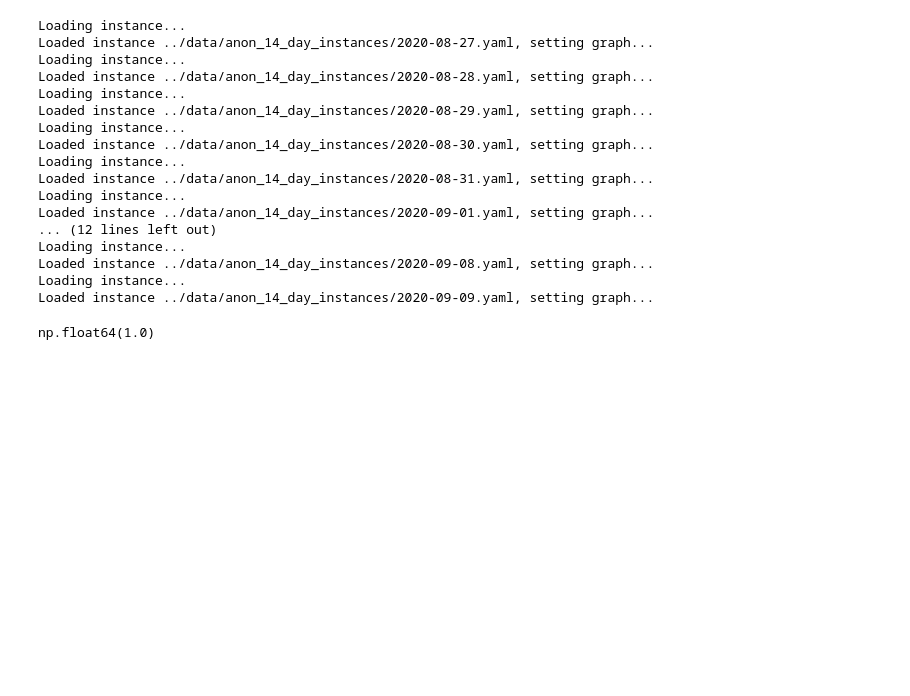
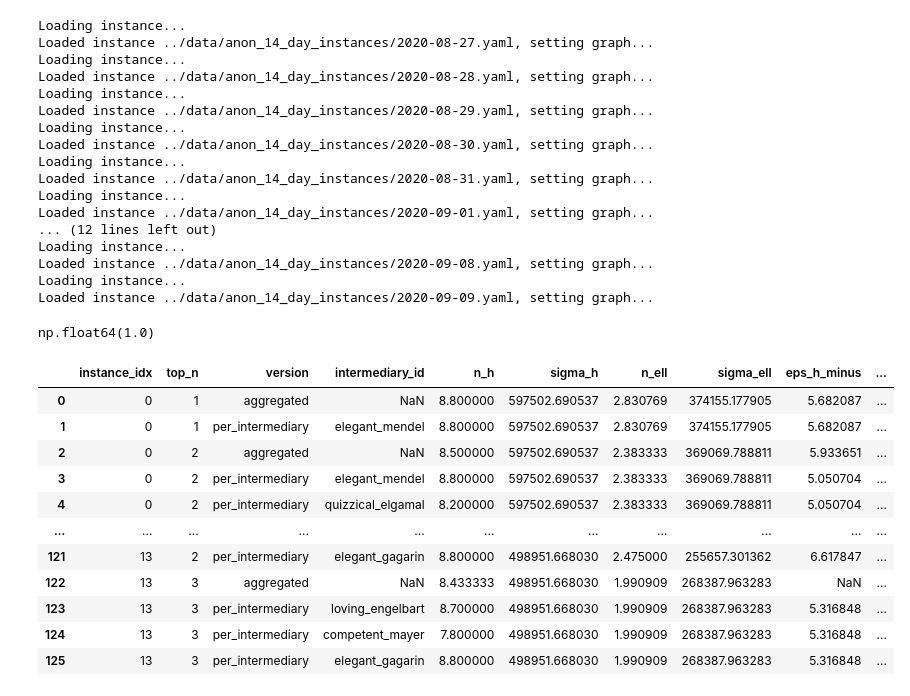
Before and after one commit to nachatjatu/StablePlatformMatching, a Jupyter notebook: notebooks/check_exp_7_conditions.ipynb, the cells around one changed output. Saved outputs shown, nothing was run; the diff lists cells and outputs as text; code cells hidden in the pictures; blank space fills up the shorter version.

```diff
--- a/notebooks/check_exp_7_conditions.ipynb
+++ b/notebooks/check_exp_7_conditions.ipynb
@@ -307,0 +360,90 @@ np.float64(1.0)
+# %%
+# Evaluate Prop 3 thresholds against the real 14 daily instances. sigma_t uses
+# clip_het_costs (same convention as the check above: the heterogeneous cost alone,
+# not adding instance.truck_fixed_cost, since that is how exp_7/8 already build
+# het_costs and how the earlier check cell in this notebook treats sigma). n_t uses
+# status_quo_quantities_for_method under HIST_SET_METHOD, matching the n_ell the
+# stability constraints actually enforce. epsilon_ell is fixed at EPSILON_ELL, as in
+# exp_7/exp_8.
+#
+# Two versions, per the "both side by side" choice:
+#   - "aggregated": collapse the whole treated group into one representative high type
+#     (T_h = top_n, sigma_h/n_h averaged over the treated group) -- most faithful to
+#     Prop 3's literal two-homogeneous-type structure, but blurs real heterogeneity.
+#   - "per_intermediary": treat each treated intermediary individually as the sole high
+#     type (T_h = 1), pooling only the actual control (non-treated) intermediaries as
+#     the low type. Other treated intermediaries are excluded from that intermediary's
+#     calculation entirely (they are neither low- nor high-type in this local view).
+K = instance.truck_capacity_tons if "instance" in dir() else 9.0
+
+rows = []
+for b, instance_path in enumerate(instance_paths):
+    instance = Instance.from_yaml(instance_path)
+    instance.set_graph(RoadGraph(graph))
+
+    n_t_all = status_quo_quantities_for_method(instance, HIST_SET_METHOD)
+    F_total = sum(n_t_all.values())
+    K = instance.truck_capacity_tons
+
+    for top_n in TOP_N:
+        status_quo_sorted = sorted(
+            n_t_all.items(), key=lambda item: (-item[1], item[0])
+        )
+        treatment_ids = {item[0] for item in status_quo_sorted[:top_n]}
+        control_ids = {
+            intermediary.id for intermediary in instance.intermediaries
+            if intermediary.id not in treatment_ids
+        }
+
+        sigma_t_all = clip_het_costs(instance, treatment_ids)
+
+        T_ell = len(control_ids)
+        n_ell = sum(n_t_all[cid] for cid in control_ids) / T_ell
+        sigma_ell = sum(sigma_t_all[cid] for cid in control_ids) / T_ell
+
+        # aggregated version
+        T_h = top_n
+        n_h = sum(n_t_all[tid] for tid in treatment_ids) / T_h
+        sigma_h = sum(sigma_t_all[tid] for tid in treatment_ids) / T_h
+        agg = prop3_thresholds(
+            n_ell=n_ell, sigma_ell=sigma_ell, T_ell=T_ell,
+            n_h=n_h, sigma_h=sigma_h, T_h=T_h,
+            epsilon_ell=EPSILON_ELL, K=K, F_total=F_total,
+        )
+        rows.append({
+            "instance_idx": b, "top_n": top_n, "version": "aggregated",
+            "intermediary_id": None,
+            "n_h": n_h, "sigma_h": sigma_h, "n_ell": n_ell, "sigma_ell": sigma_ell,
+            **agg,
+        })
+
+        # per-intermediary version
+        for tid in treatment_ids:
+            single = prop3_thresholds(
+                n_ell=n_ell, sigma_ell=sigma_ell, T_ell=T_ell,
+                n_h=n_t_all[tid], sigma_h=sigma_t_all[tid], T_h=1,
+                epsilon_ell=EPSILON_ELL, K=K, F_total=F_total,
+            )
+            rows.append({
+                "instance_idx": b, "top_n": top_n, "version": "per_intermediary",
+                "intermediary_id": tid,
+                "n_h": n_t_all[tid], "sigma_h": sigma_t_all[tid],
+                "n_ell": n_ell, "sigma_ell": sigma_ell,
+                **single,
+            })
+
+prop3_df = pd.DataFrame(rows)
+prop3_df
+# %% [output]
+|  | instance_idx | top_n | version | intermediary_id | n_h | sigma_h | n_ell | sigma_ell | eps_h_minus | ... |
+| 0 | 0 | 1 | aggregated | NaN | 8.800000 | 597502.690537 | 2.830769 | 374155.177905 | 5.682087 | ... |
+| 1 | 0 | 1 | per_intermediary | elegant_mendel | 8.800000 | 597502.690537 | 2.830769 | 374155.177905 | 5.682087 | ... |
+| 2 | 0 | 2 | aggregated | NaN | 8.500000 | 597502.690537 | 2.383333 | 369069.788811 | 5.933651 | ... |
+| 3 | 0 | 2 | per_intermediary | elegant_mendel | 8.800000 | 597502.690537 | 2.383333 | 369069.788811 | 5.050704 | ... |
+| 4 | 0 | 2 | per_intermediary | quizzical_elgamal | 8.200000 | 597502.690537 | 2.383333 | 369069.788811 | 5.050704 | ... |
+| ... | ... | ... | ... | ... | ... | ... | ... | ... | ... | ... |
+| 121 | 13 | 2 | per_intermediary | elegant_gagarin | 8.800000 | 498951.668030 | 2.475000 | 255657.301362 | 6.617847 | ... |
+| 122 | 13 | 3 | aggregated | NaN | 8.433333 | 498951.668030 | 1.990909 | 268387.963283 | NaN | ... |
+| 123 | 13 | 3 | per_intermediary | loving_engelbart | 8.700000 | 498951.668030 | 1.990909 | 268387.963283 | 5.316848 | ... |
+| 124 | 13 | 3 | per_intermediary | competent_mayer | 7.800000 | 498951.668030 | 1.990909 | 268387.963283 | 5.316848 | ... |
+| 125 | 13 | 3 | per_intermediary | elegant_gagarin | 8.800000 | 498951.668030 | 1.990909 | 268387.963283 | 5.316848 | ... |
```
Also changed, not shown: parts of 3 cells of this notebook, 19 other files.
